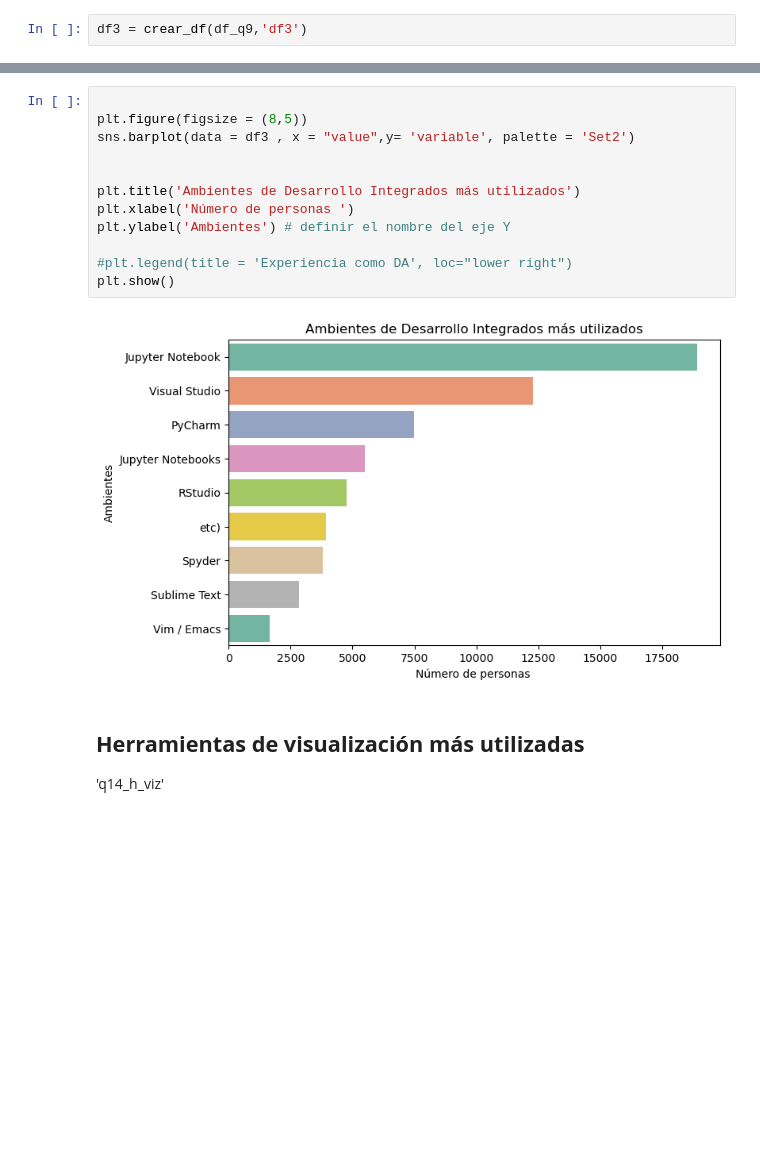
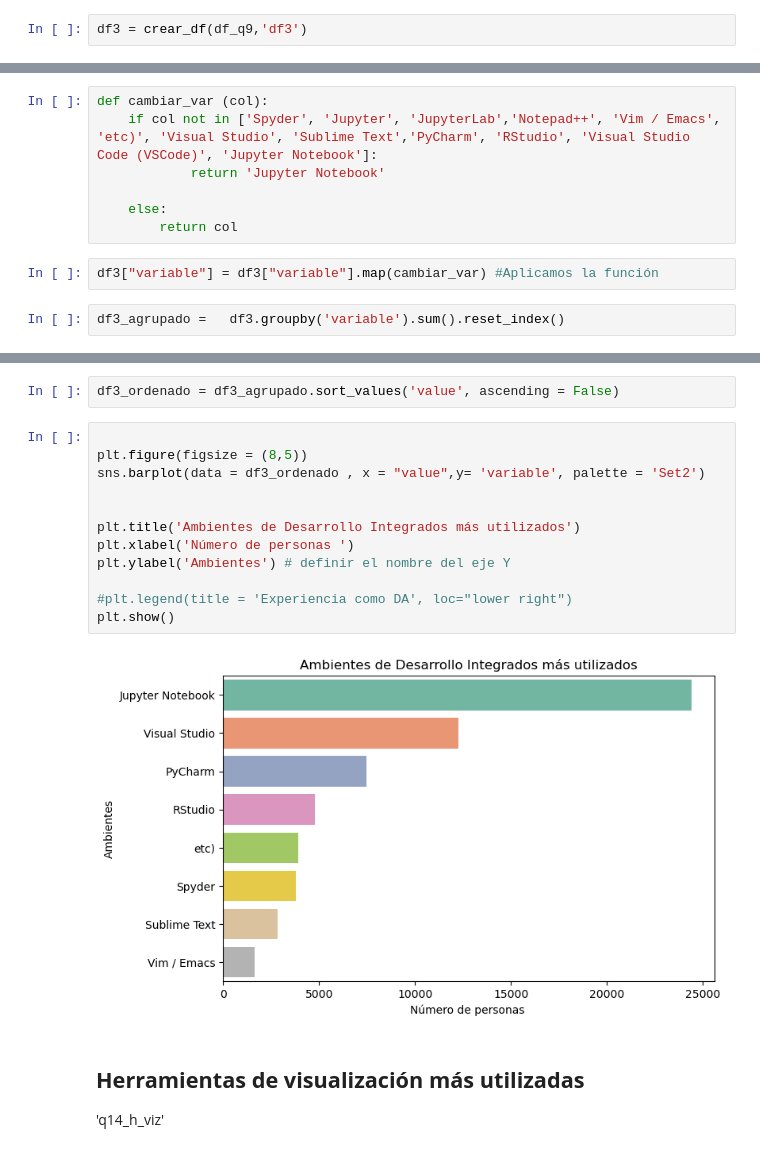
Before and after one commit to Adalab/project2-da-promo-c-modulo-2-team4, a Jupyter notebook: 04- Preguntas/4.3. Pregunta3_i.ipynb, the cells around one changed output, grey strips where cells are left out. Cells and saved outputs as stored; diff of their text form; blank space fills up the shorter version.

```diff
--- a/04- Preguntas/4.3. Pregunta3_i.ipynb
+++ b/04- Preguntas/4.3. Pregunta3_i.ipynb
@@ -664,0 +665,11 @@ df3.head(5)
+# %%
+def cambiar_var (col):
+    if col not in ['Spyder', 'Jupyter', 'JupyterLab','Notepad++', 'Vim / Emacs', 'etc)', 'Visual Studio', 'Sublime Text','PyCharm', 'RStudio', 'Visual Studio Code (VSCode)', 'Jupyter Notebook']:
+            return 'Jupyter Notebook'
+
+    else:
+        return col
+# %%
+df3["variable"] = df3["variable"].map(cambiar_var) #Aplicamos la función
+# %%
+df3_agrupado =   df3.groupby('variable').sum().reset_index()
@@ -665,17 +688,19 @@ df3.head(5)
+# %%
+df3_ordenado = df3_agrupado.sort_values('value', ascending = False)
 # %%
 
 plt.figure(figsize = (8,5))
-sns.barplot(data = df3 , x = "value",y= 'variable', palette = 'Set2')
+sns.barplot(data = df3_ordenado , x = "value",y= 'variable', palette = 'Set2')
 
 
 plt.title('Ambientes de Desarrollo Integrados más utilizados')
 plt.xlabel('Número de personas ')
 plt.ylabel('Ambientes') # definir el nombre del eje Y
 
 #plt.legend(title = 'Experiencia como DA', loc="lower right")
 plt.show()
 # %% [output]
-[figure, old version]
+[figure, new version]
 # %% [markdown]
 ## **Herramientas de visualización más utilizadas**
 
```
Also changed, not shown: parts of 15 cells of this notebook, 1 other file.
